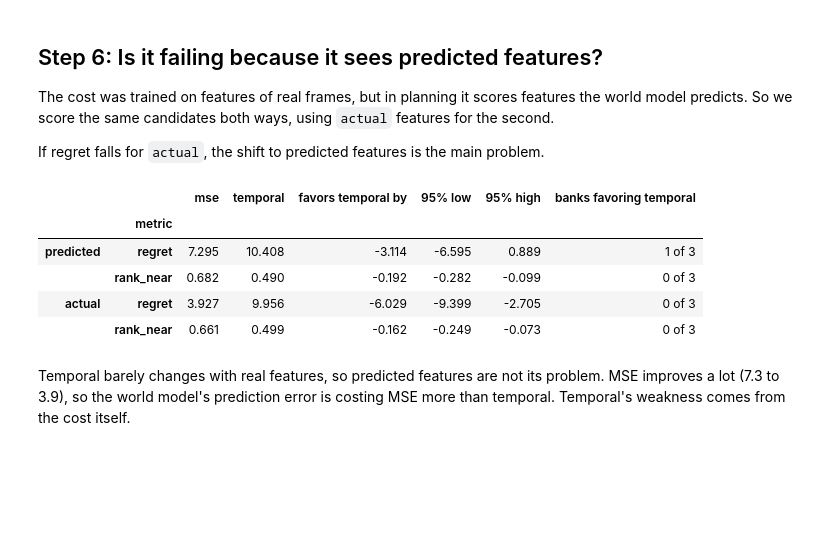
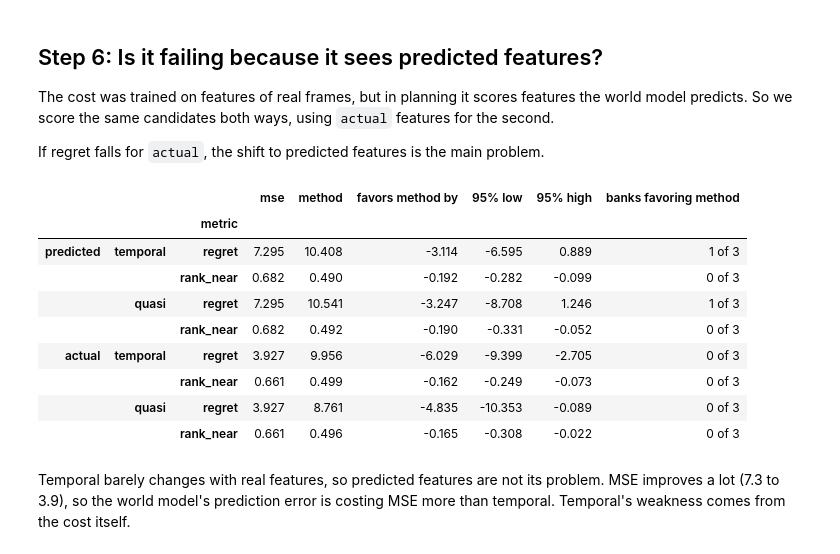
Before and after one commit to AmadeoDeLaVega/JEPA-Planning, a Jupyter notebook: code/debug/temporal_cost.ipynb, the cells around one changed output. Drawn from its saved outputs; the diff is of its cells as text; code cells hidden in the pictures; blank space fills up the shorter version.

```diff
--- a/code/debug/temporal_cost.ipynb
+++ b/code/debug/temporal_cost.ipynb
@@ -51,6 +51,7 @@ from experiments.run_pusht_multi_goal_probe import _render_states, generate_acti
 from experiments.run_pusht_temporal_probe import load_cost, mse_costs, temporal_costs
 from experiments.summarize_pusht_multi_goal import hierarchical_interval
 from experiments.train_pusht_temporal_cost import strided_frames
+from experiments.train_pusht_quasimetric_cost import build_cost
 from jepa_planning.model import load_world_model
 from jepa_planning.pusht_multi_goal import encode_observations, physical_errors, state_from
 from jepa_planning.temporal_cost import photo_agreement
@@ -58,16 +59,22 @@ from jepa_planning.temporal_cost import photo_agreement
 DEV_BANKS = [20261301, 20261302, 20261303]
 COST_PATH = ROOT / "results/pusht_temporal_cost/seed_20261201/temporal_cost.pt"
 ORDERING_PATH = ROOT / "results/pusht_temporal_cost/ordering_seed_20261201/temporal_cost.pt"  # step 8
+QUASI_PATH = ROOT / "results/pusht_quasimetric_cost/seed_20261201/quasimetric_cost.pt"  # minimum-step cost
 device = torch.device("cuda")
 
 model = load_world_model("pusht", "cuda").requires_grad_(False).eval()
 cost = load_cost(COST_PATH, device)
 ordering_cost = load_cost(ORDERING_PATH, device)
+quasi_saved = torch.load(QUASI_PATH, map_location=device, weights_only=True)
+quasi_cost = build_cost(quasi_saved["config"]).to(device)
+quasi_cost.load_state_dict(quasi_saved["state_dict"])
+quasi_cost.eval()
 train_config = torch.load(COST_PATH, map_location="cpu", weights_only=True)["config"]
 METHODS = {
     "mse": mse_costs,
     "temporal": lambda x, g: temporal_costs(cost, x, g),
     "ordering": lambda x, g: temporal_costs(ordering_cost, x, g),  # only used from step 8 on
+    "quasi": lambda x, g: temporal_costs(quasi_cost, x, g),  # quasimetric (minimum-step) cost
 }
 # %% [markdown]
 ## What one probe task looks like
@@ -260,6 +267,15 @@ def compare(metrics, source="predicted", goal="random_agent", lower_is_better=("
             f"banks favoring {method}": f"{(per_bank > 0).sum()} of {len(per_bank)}",
         })
     return pd.DataFrame(table).set_index("metric").round(3)
+
+def compare_methods(metrics, methods=("temporal", "quasi"), **kwargs):
+    # compare() for each method against the same baseline, stacked with shared column names.
+    tables = {}
+    for method in methods:
+        table = compare(metrics, method=method, **kwargs)
+        tables[method] = table.rename(columns={method: "method", f"favors {method} by": "favors method by",
+                                               f"banks favoring {method}": "banks favoring method"})
+    return pd.concat(tables)
 # %% [markdown]
 ## Step 1: Is the gap visible on these banks?
 # %%
@@ -562,14 +596,18 @@ The cost was trained on features of real frames, but in planning it scores featu
 
 If regret falls for `actual`, the shift to predicted features is the main problem.
 # %%
-pd.concat({source: compare(["regret", "rank_near"], source=source) for source in ("predicted", "actual")})
+pd.concat({source: compare_methods(["regret", "rank_near"], source=source) for source in ("predicted", "actual")})
 # %% [output]
-|  |  | mse | temporal | favors temporal by | 95% low | 95% high | banks favoring temporal |
-|  | metric |  |  |  |  |  |  |
-| predicted | regret | 7.295 | 10.408 | -3.114 | -6.595 | 0.889 | 1 of 3 |
-|  | rank_near | 0.682 | 0.490 | -0.192 | -0.282 | -0.099 | 0 of 3 |
-| actual | regret | 3.927 | 9.956 | -6.029 | -9.399 | -2.705 | 0 of 3 |
-|  | rank_near | 0.661 | 0.499 | -0.162 | -0.249 | -0.073 | 0 of 3 |
+|  |  |  | mse | method | favors method by | 95% low | 95% high | banks favoring method |
+|  |  | metric |  |  |  |  |  |  |
+| predicted | temporal | regret | 7.295 | 10.408 | -3.114 | -6.595 | 0.889 | 1 of 3 |
+|  |  | rank_near | 0.682 | 0.490 | -0.192 | -0.282 | -0.099 | 0 of 3 |
+|  | quasi | regret | 7.295 | 10.541 | -3.247 | -8.708 | 1.246 | 1 of 3 |
+|  |  | rank_near | 0.682 | 0.492 | -0.190 | -0.331 | -0.052 | 0 of 3 |
+| actual | temporal | regret | 3.927 | 9.956 | -6.029 | -9.399 | -2.705 | 0 of 3 |
+|  |  | rank_near | 0.661 | 0.499 | -0.162 | -0.249 | -0.073 | 0 of 3 |
+|  | quasi | regret | 3.927 | 8.761 | -4.835 | -10.353 | -0.089 | 0 of 3 |
+|  |  | rank_near | 0.661 | 0.496 | -0.165 | -0.308 | -0.022 | 0 of 3 |
 # %% [markdown]
 Temporal barely changes with real features, so predicted features are not its problem. MSE improves a lot (7.3 to 3.9), so the world model's prediction error is costing MSE more than temporal. Temporal's weakness comes from the cost itself.
 # %% [markdown]
```
Also changed, not shown: parts of 10 cells of this notebook.
